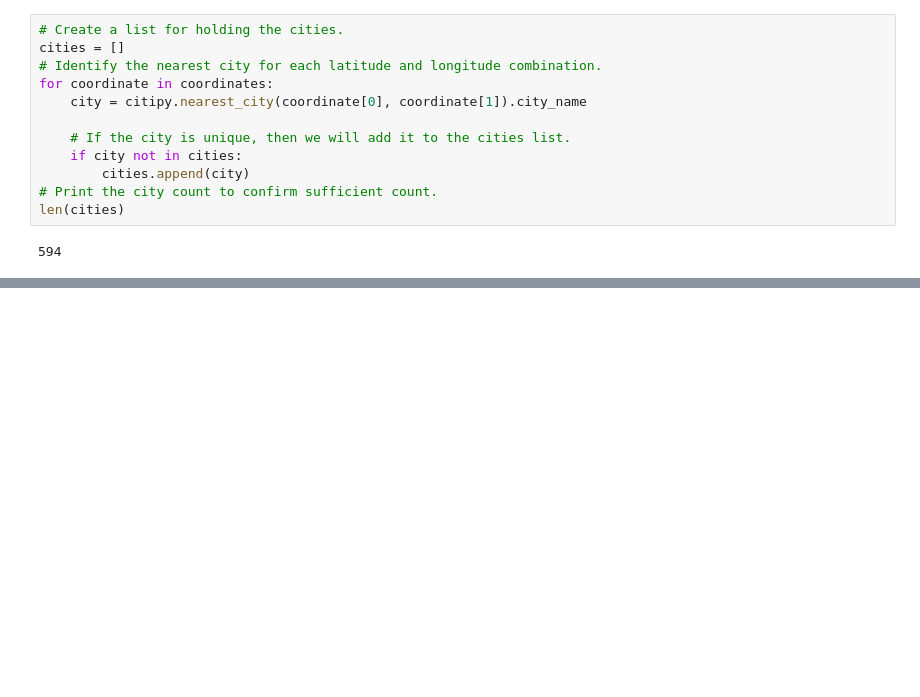
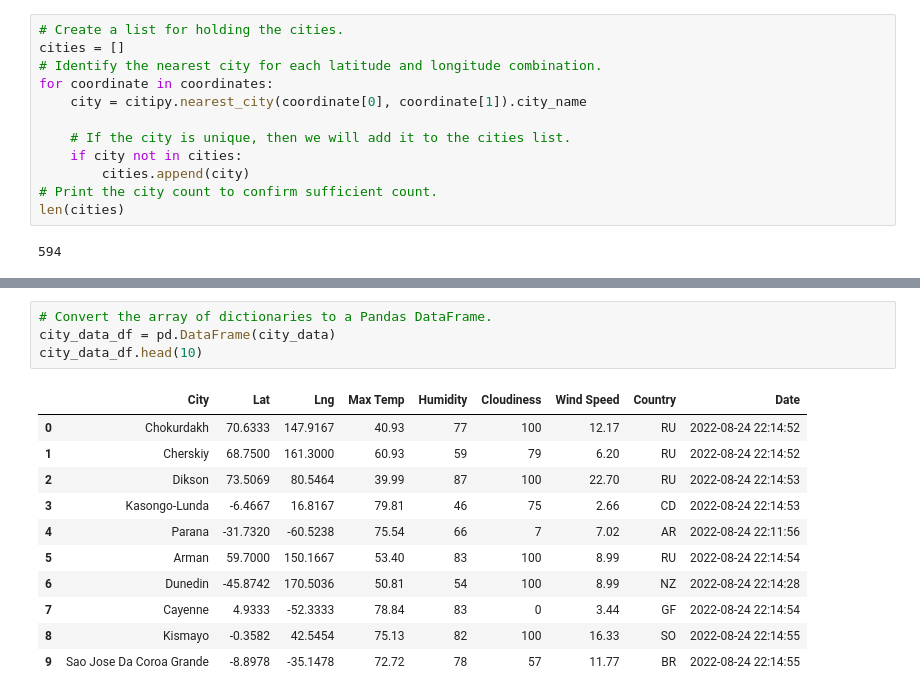
Before and after one commit to alfrescas/World_Weather_Analysis, a Jupyter notebook: WeatherPy.ipynb, the cells around one changed output, grey strips where cells are left out. Drawn from its saved outputs; the diff is of its cells as text; blank space fills up the shorter version.

Commit message:
modified:   .gitignore 	modified:   WeatherPy.ipynb 	new file:   weather_data/cities.csv

```diff
--- a/WeatherPy.ipynb
+++ b/WeatherPy.ipynb
@@ -158,0 +159,16 @@ Processing Record 38 of Set 8 | tiksi
+# %%
+# Convert the array of dictionaries to a Pandas DataFrame.
+city_data_df = pd.DataFrame(city_data)
+city_data_df.head(10)
+# %% [output]
+|  | City | Lat | Lng | Max Temp | Humidity | Cloudiness | Wind Speed | Country | Date |
+| 0 | Chokurdakh | 70.6333 | 147.9167 | 40.93 | 77 | 100 | 12.17 | RU | 2022-08-24 22:14:52 |
+| 1 | Cherskiy | 68.7500 | 161.3000 | 60.93 | 59 | 79 | 6.20 | RU | 2022-08-24 22:14:52 |
+| 2 | Dikson | 73.5069 | 80.5464 | 39.99 | 87 | 100 | 22.70 | RU | 2022-08-24 22:14:53 |
+| 3 | Kasongo-Lunda | -6.4667 | 16.8167 | 79.81 | 46 | 75 | 2.66 | CD | 2022-08-24 22:14:53 |
+| 4 | Parana | -31.7320 | -60.5238 | 75.54 | 66 | 7 | 7.02 | AR | 2022-08-24 22:11:56 |
+| 5 | Arman | 59.7000 | 150.1667 | 53.40 | 83 | 100 | 8.99 | RU | 2022-08-24 22:14:54 |
+| 6 | Dunedin | -45.8742 | 170.5036 | 50.81 | 54 | 100 | 8.99 | NZ | 2022-08-24 22:14:28 |
+| 7 | Cayenne | 4.9333 | -52.3333 | 78.84 | 83 | 0 | 3.44 | GF | 2022-08-24 22:14:54 |
+| 8 | Kismayo | -0.3582 | 42.5454 | 75.13 | 82 | 100 | 16.33 | SO | 2022-08-24 22:14:55 |
+| 9 | Sao Jose Da Coroa Grande | -8.8978 | -35.1478 | 72.72 | 78 | 57 | 11.77 | BR | 2022-08-24 22:14:55 |
```
Also changed, not shown: parts of 13 cells of this notebook, 2 other files.
